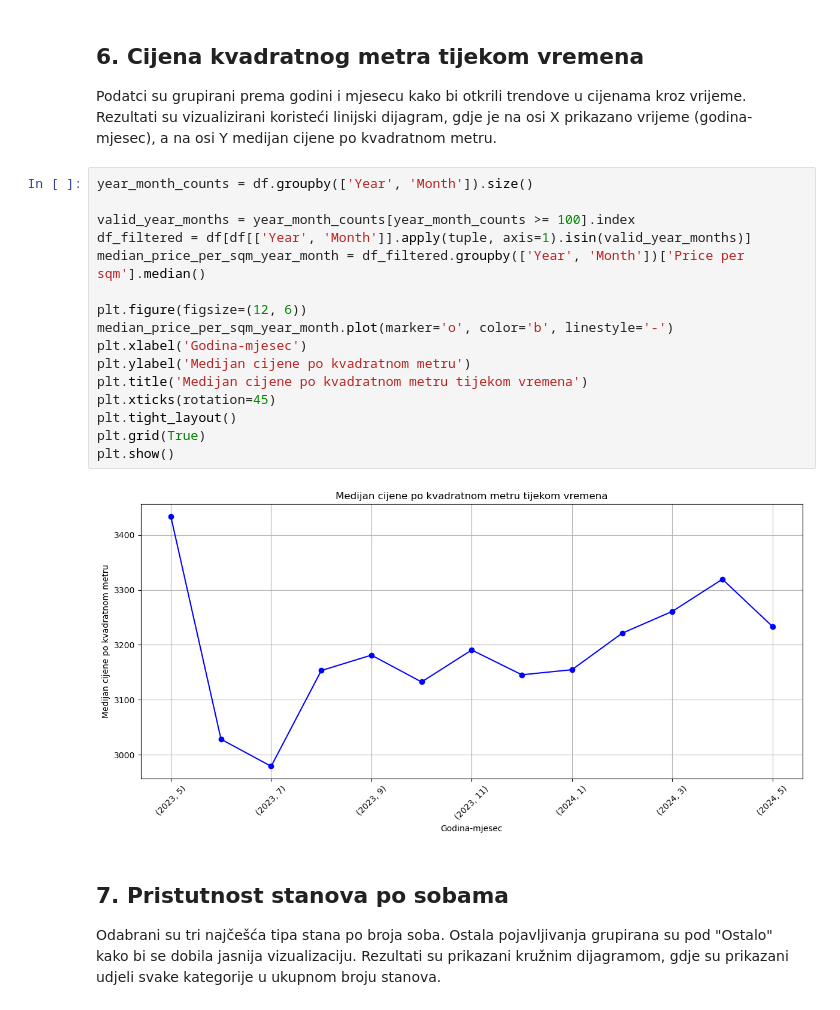
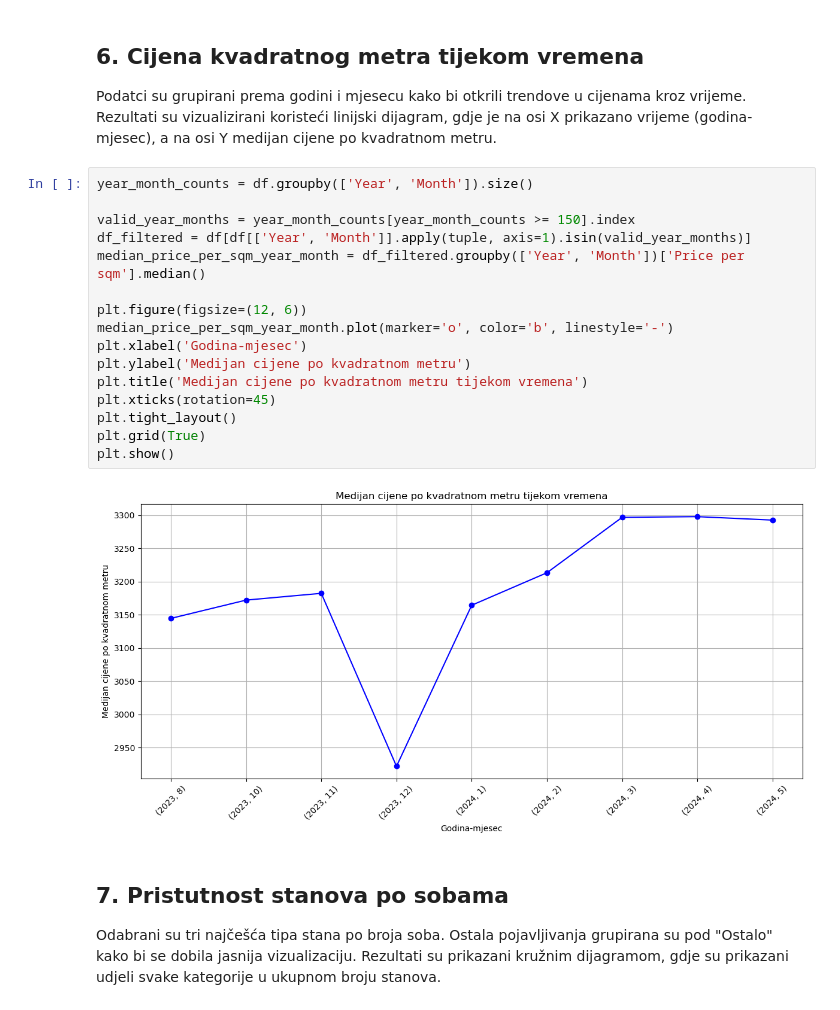
Before and after one commit to ikojun00/njuskalo-web-scraper, a Jupyter notebook: proba.ipynb, the cells around one changed output. Saved outputs shown, nothing was run; the diff lists cells and outputs as text.

```diff
--- a/proba.ipynb
+++ b/proba.ipynb
@@ -172,21 +165,21 @@ Podatci su grupirani prema godini i mjesecu kako bi otkrili trendove u cijenama
 # %%
 year_month_counts = df.groupby(['Year', 'Month']).size()
 
-valid_year_months = year_month_counts[year_month_counts >= 100].index
+valid_year_months = year_month_counts[year_month_counts >= 150].index
 df_filtered = df[df[['Year', 'Month']].apply(tuple, axis=1).isin(valid_year_months)]
 median_price_per_sqm_year_month = df_filtered.groupby(['Year', 'Month'])['Price per sqm'].median()
 
 plt.figure(figsize=(12, 6))
 median_price_per_sqm_year_month.plot(marker='o', color='b', linestyle='-')
 plt.xlabel('Godina-mjesec')
 plt.ylabel('Medijan cijene po kvadratnom metru')
 plt.title('Medijan cijene po kvadratnom metru tijekom vremena')
 plt.xticks(rotation=45)
 plt.tight_layout()
 plt.grid(True)
 plt.show()
 # %% [output]
-[figure, old version]
+[figure, new version]
 # %% [markdown]
 ## 7. Pristutnost stanova po sobama
 
```
Also changed, not shown: parts of 18 cells of this notebook.
